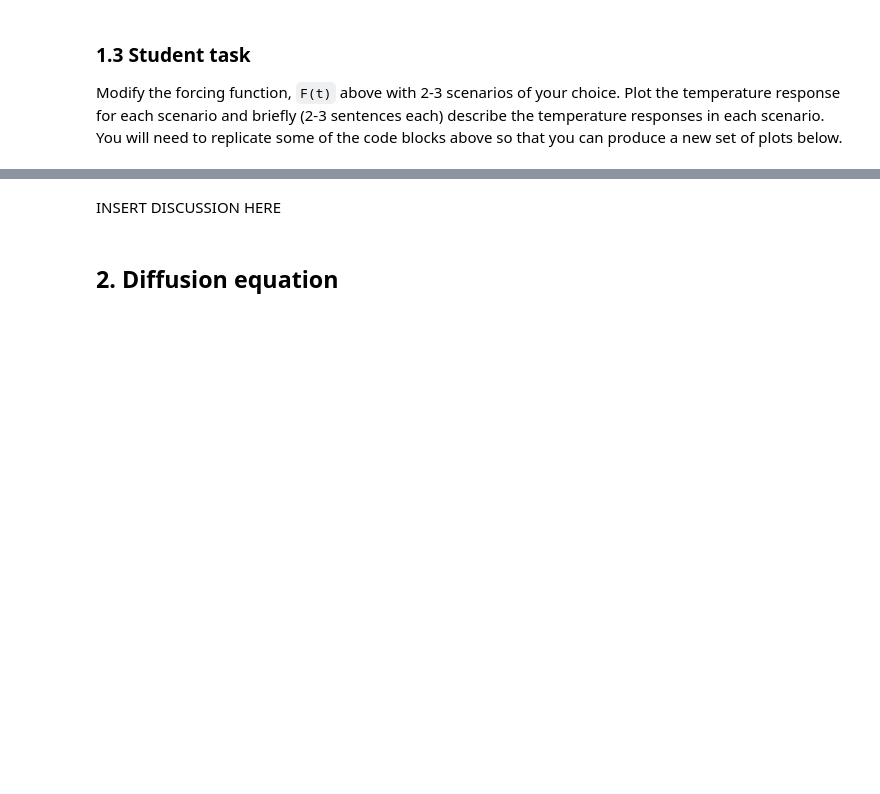
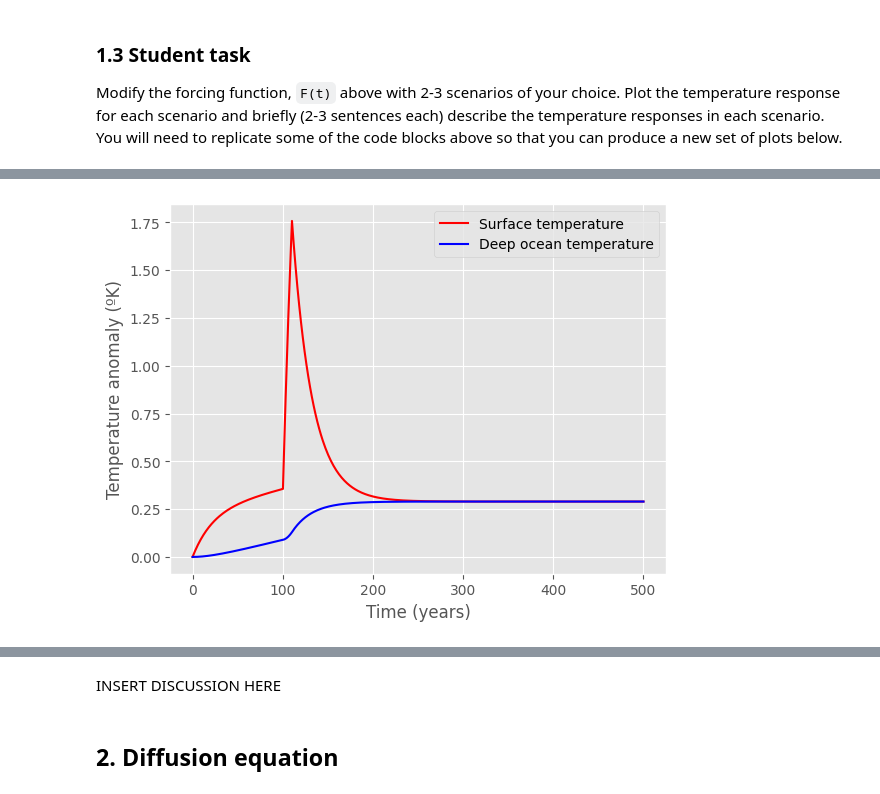
Before and after one commit to JefPhilippe/QCES, a Jupyter notebook: Project1_numerical_methods.ipynb, the cells around one changed output, grey strips where cells are left out. Drawn from its saved outputs; the diff is of its cells as text; code cells hidden in the pictures; blank space fills up the shorter version.

```diff
--- a/Project1_numerical_methods.ipynb
+++ b/Project1_numerical_methods.ipynb
@@ -166,0 +160,13 @@ plot_scenario(F1)
+# %%
+def F2(t):
+    if t < 100:
+        return 0.2  # mild forcing
+    elif t < 110:
+        return 3.0  # sudden strong pulse
+    else:
+        return 0  # returns to mild forcing
+
+
+plot_scenario(F2)
+# %% [output]
+[figure, added]
```
Also changed, not shown: parts of 11 cells of this notebook.
